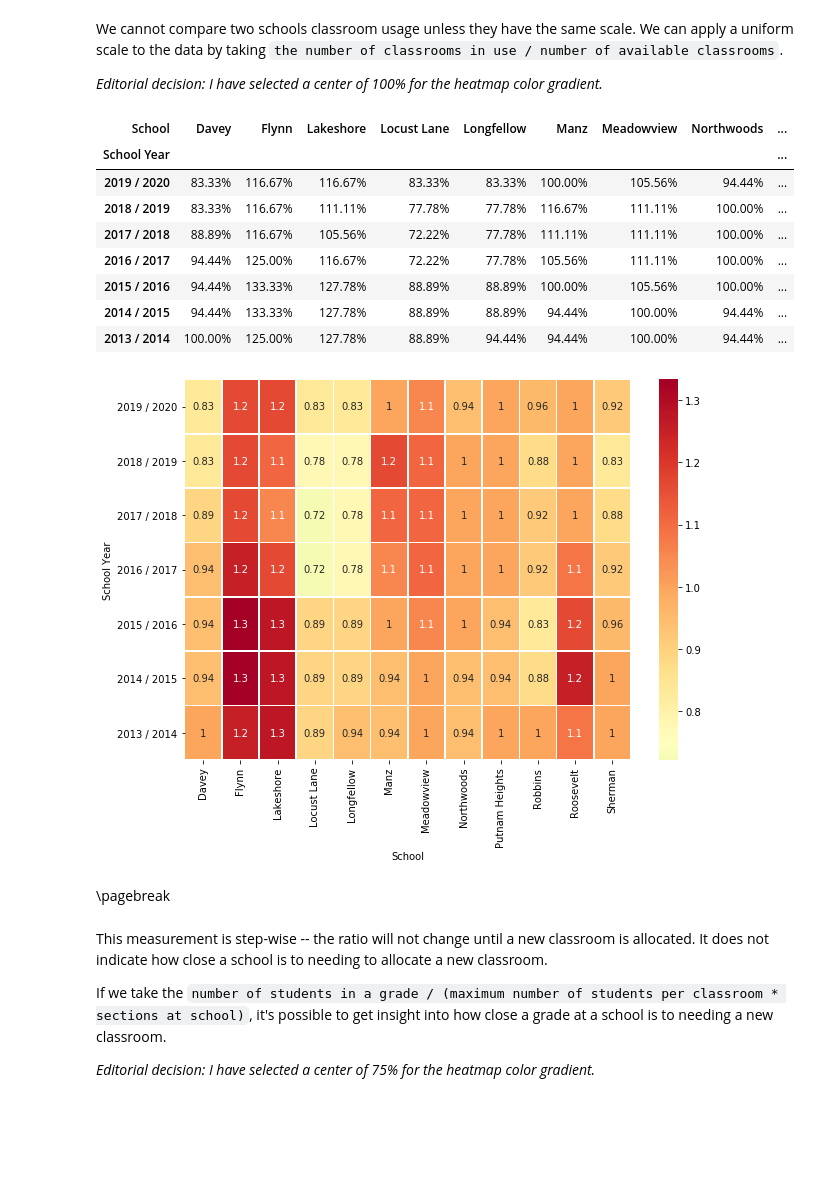
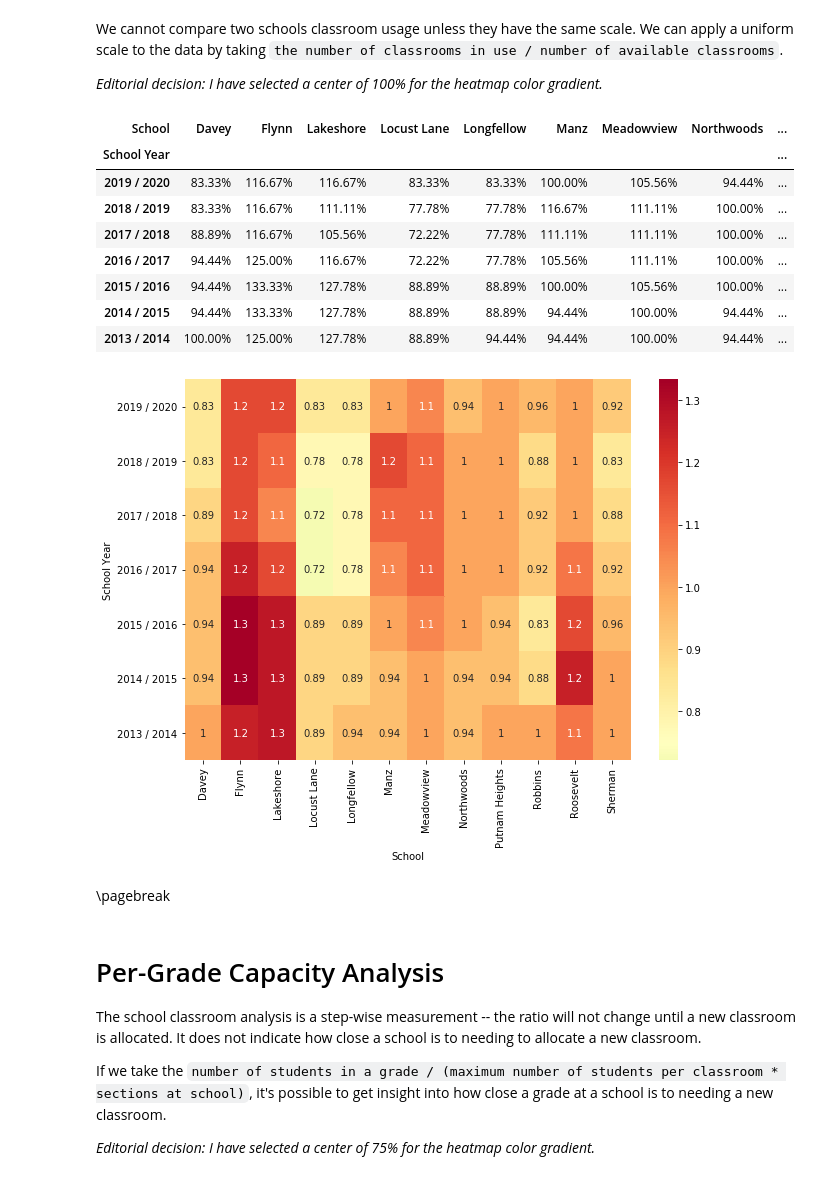
Before and after one commit to toxygene/ecasd-enrollment, a Jupyter notebook: Enrollment Data Analysis.ipynb, the cells around one changed output. Cells and saved outputs as stored; diff of their text form; code cells hidden in the pictures; blank space fills up the shorter version.

```diff
--- a/Enrollment Data Analysis.ipynb
+++ b/Enrollment Data Analysis.ipynb
@@ -43,10 +43,12 @@ for date, rows in get_data("Third Friday.ods").items():
 
     df = df.append(ydf)
 
+df['Students'] = df['Students'].astype('int')
 df['School Year'] = pd.Categorical(df['Date'].apply(lambda x: "{} / {}".format(x.strftime('%Y'), int(x.strftime('%Y')) + 1)), ordered=True)
 df['Grade'] = pd.Categorical(df['Grade'], ['Grade K', 'Grade 1', 'Grade 2', 'Grade 3', 'Grade 4', 'Grade 5'])
 
-df['Cohort Group'] = df['School Year'].cat.codes - df['Grade'].cat.codes
+# df['Cohort Group'] = df['School Year'].cat.codes - df['Grade'].cat.codes
+df['Cohort Group'] = (df['Date'].dt.strftime('%Y').astype('int') - df['Grade'].cat.codes).apply(lambda x: "{} / {}".format(x, x + 1))
 
 display(df.set_index(['School Year','School','Grade'])[['Students']])
 # %% [output]
@@ -147,31 +149,32 @@ We cannot compare two schools classroom usage unless they have the same scale. W
 # %%
 classroom_utilization_per_school_year['Classroom Utilization Ratio'] = (classroom_utilization_per_school_year['Classrooms in Use'] / classroom_utilization_per_school_year['Available Classrooms'])
 classroom_utilization_per_school_year['Classroom Utilization Percent'] = classroom_utilization_per_school_year['Classroom Utilization Ratio'].apply(as_percent)
 
 display(classroom_utilization_per_school_year[['School Year','School','Classroom Utilization Percent']].set_index(['School Year','School']).unstack()['Classroom Utilization Percent'].sort_values('School Year', ascending=False))
 
 classroom_utilization_per_school_year = classroom_utilization_per_school_year[['School Year','School','Classroom Utilization Ratio']].set_index(['School Year','School']).unstack()['Classroom Utilization Ratio'].sort_values('School Year', ascending=False)
 
 fig, ax = plt.subplots(figsize=(10,7))
-sns.heatmap(classroom_utilization_per_school_year, center=.75, annot=True, cmap="RdYlGn_r", ax=ax, linewidths=.5)
+sns.heatmap(classroom_utilization_per_school_year, center=.75, annot=True, cmap="RdYlGn_r", ax=ax)
 
 plt.yticks(rotation=0)
 plt.show()
 display(Markdown('\pagebreak'))
 # %% [output]
 | School | Davey | Flynn | Lakeshore | Locust Lane | Longfellow | Manz | Meadowview | Northwoods | ... |
 | School Year |  |  |  |  |  |  |  |  | ... |
 | 2019 / 2020 | 83.33% | 116.67% | 116.67% | 83.33% | 83.33% | 100.00% | 105.56% | 94.44% | ... |
 | 2018 / 2019 | 83.33% | 116.67% | 111.11% | 77.78% | 77.78% | 116.67% | 111.11% | 100.00% | ... |
 | 2017 / 2018 | 88.89% | 116.67% | 105.56% | 72.22% | 77.78% | 111.11% | 111.11% | 100.00% | ... |
 | 2016 / 2017 | 94.44% | 125.00% | 116.67% | 72.22% | 77.78% | 105.56% | 111.11% | 100.00% | ... |
 | 2015 / 2016 | 94.44% | 133.33% | 127.78% | 88.89% | 88.89% | 100.00% | 105.56% | 100.00% | ... |
 | 2014 / 2015 | 94.44% | 133.33% | 127.78% | 88.89% | 88.89% | 94.44% | 100.00% | 94.44% | ... |
 | 2013 / 2014 | 100.00% | 125.00% | 127.78% | 88.89% | 94.44% | 94.44% | 100.00% | 94.44% | ... |
-[figure, old version]
+[figure, new version]
 \pagebreak
 # %% [markdown]
-This measurement is step-wise -- the ratio will not change until a new classroom is allocated. It does not indicate how close a school is to needing to allocate a new classroom.
+# Per-Grade Capacity Analysis
+The school classroom analysis is a step-wise measurement -- the ratio will not change until a new classroom is allocated. It does not indicate how close a school is to needing to allocate a new classroom.
 
 If we take the `number of students in a grade / (maximum number of students per classroom * sections at school)`, it's possible to get insight into how close a grade at a school is to needing a new classroom.
 
```
Also changed, not shown: parts of 7 cells of this notebook.
